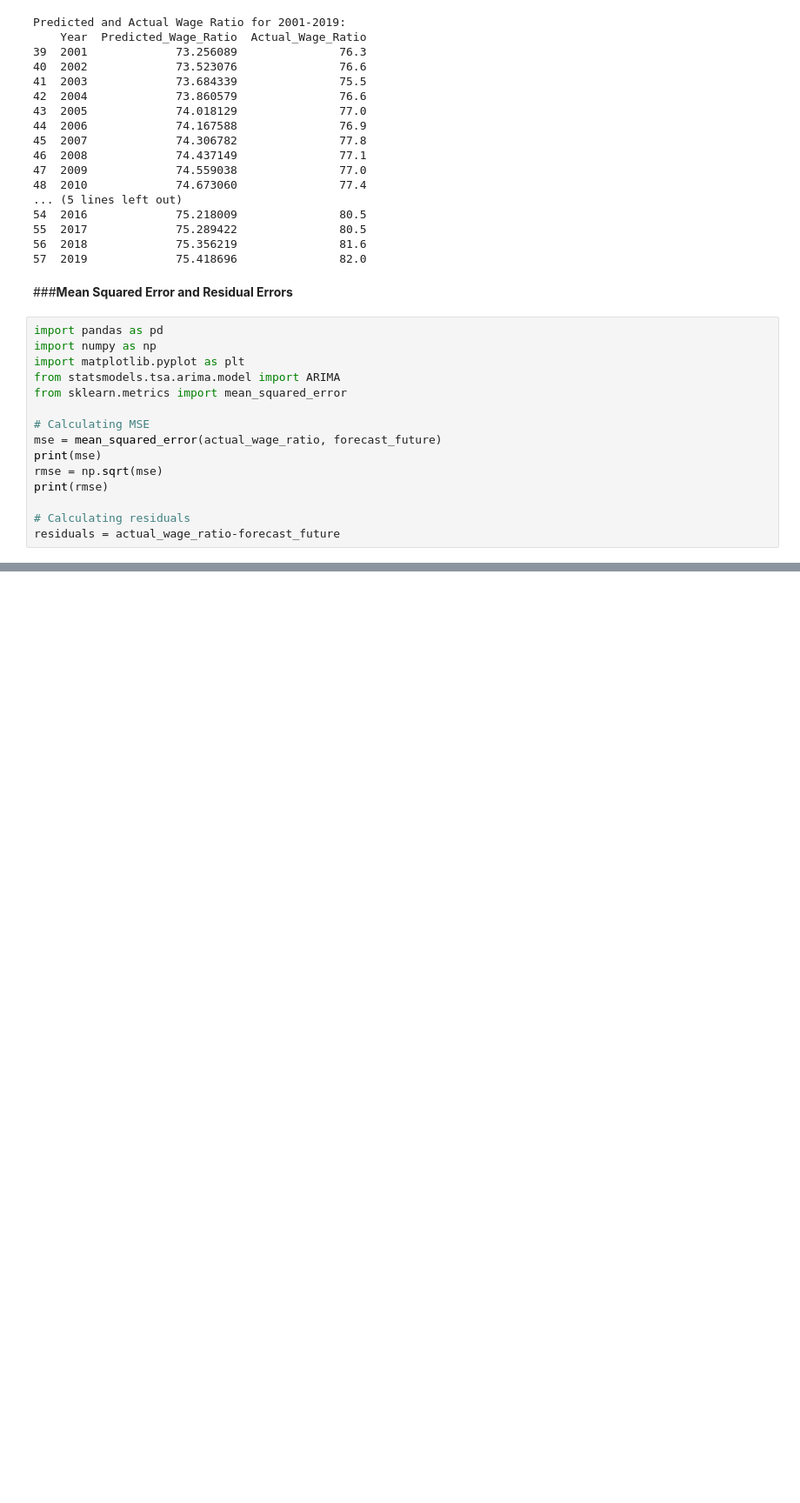
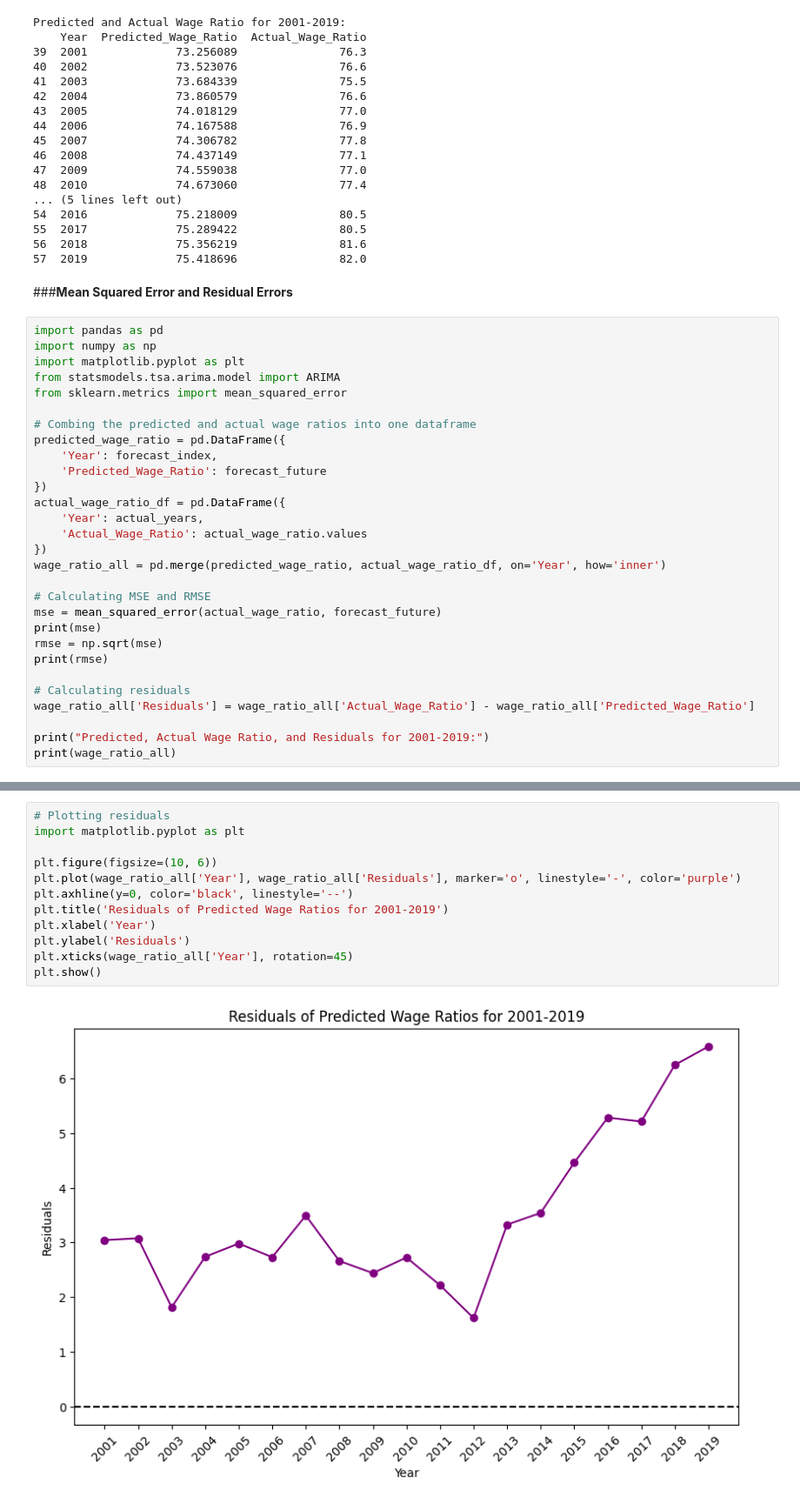
Before and after one commit to kristyluk/DS4002Project2, a Jupyter notebook: SCRIPTS/project2_script.ipynb, the cells around one changed output, grey strips where cells are left out. Shown at 87% size. Drawn from its saved outputs; the diff is of its cells as text; blank space fills up the shorter version.

```diff
--- a/SCRIPTS/project2_script.ipynb
+++ b/SCRIPTS/project2_script.ipynb
@@ -257,14 +257,28 @@ import matplotlib.pyplot as plt
 from statsmodels.tsa.arima.model import ARIMA
 from sklearn.metrics import mean_squared_error
 
-# Calculating MSE
+# Combing the predicted and actual wage ratios into one dataframe
+predicted_wage_ratio = pd.DataFrame({
+    'Year': forecast_index,
+    'Predicted_Wage_Ratio': forecast_future
+})
+actual_wage_ratio_df = pd.DataFrame({
+    'Year': actual_years,
+    'Actual_Wage_Ratio': actual_wage_ratio.values
+})
+wage_ratio_all = pd.merge(predicted_wage_ratio, actual_wage_ratio_df, on='Year', how='inner')
+
+# Calculating MSE and RMSE
 mse = mean_squared_error(actual_wage_ratio, forecast_future)
 print(mse)
 rmse = np.sqrt(mse)
 print(rmse)
 
 # Calculating residuals
-residuals = actual_wage_ratio-forecast_future
+wage_ratio_all['Residuals'] = wage_ratio_all['Actual_Wage_Ratio'] - wage_ratio_all['Predicted_Wage_Ratio']
+
+print("Predicted, Actual Wage Ratio, and Residuals for 2001-2019:")
+print(wage_ratio_all)
 # %% [output]
 14.050623523331646
 3.7484161352938985
@@ -272,0 +300,14 @@ residuals = actual_wage_ratio-forecast_future
+# %%
+# Plotting residuals
+import matplotlib.pyplot as plt
+
+plt.figure(figsize=(10, 6))
+plt.plot(wage_ratio_all['Year'], wage_ratio_all['Residuals'], marker='o', linestyle='-', color='purple')
+plt.axhline(y=0, color='black', linestyle='--')
+plt.title('Residuals of Predicted Wage Ratios for 2001-2019')
+plt.xlabel('Year')
+plt.ylabel('Residuals')
+plt.xticks(wage_ratio_all['Year'], rotation=45)
+plt.show()
+# %% [output]
+[figure, added]
```
Also changed, not shown: parts of 2 cells of this notebook.
